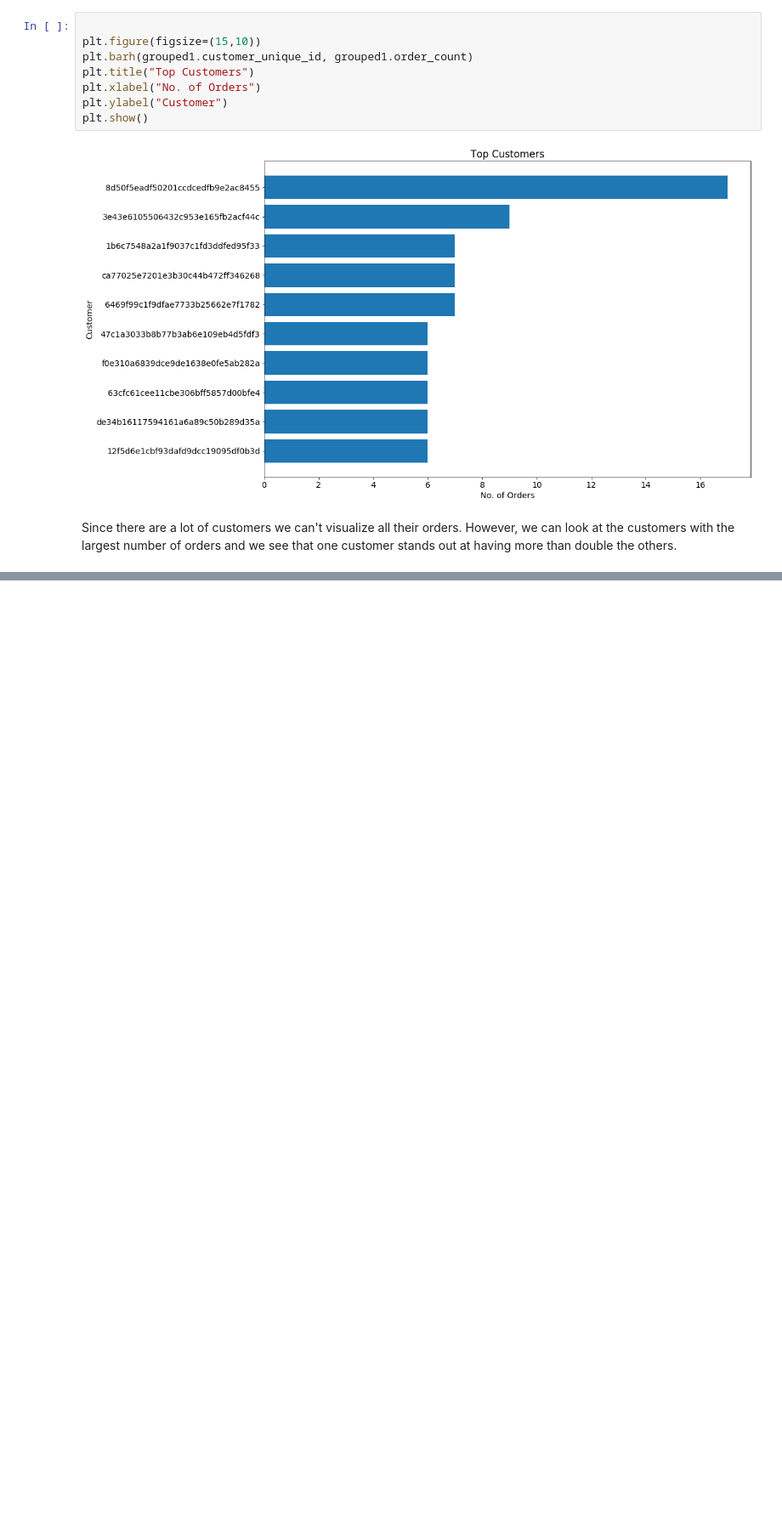
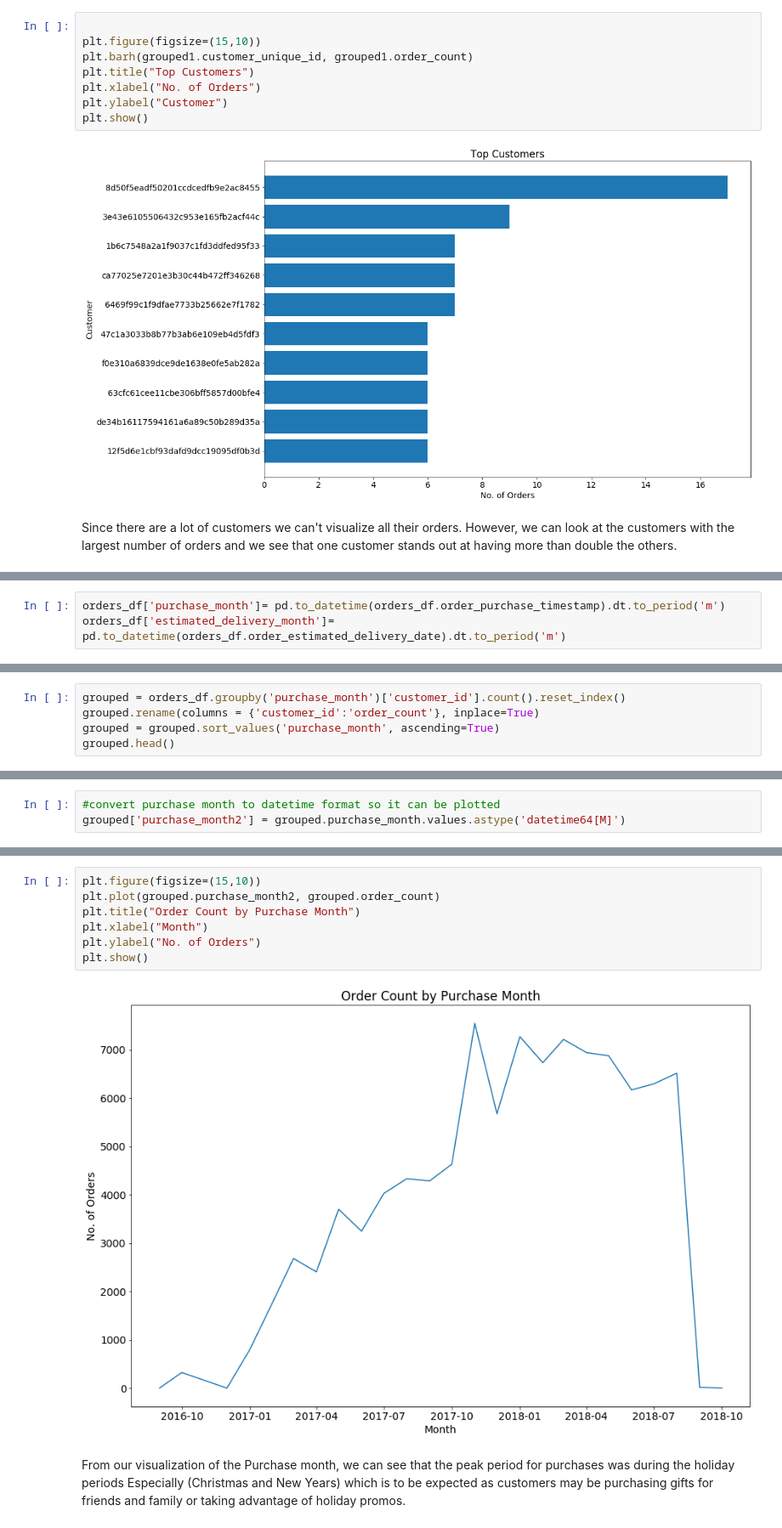
Before and after one commit to willyrigz/brazilianEcommerce, a Jupyter notebook: EcommerceData.ipynb, the cells around one changed output, grey strips where cells are left out. Shown at 85% size. Cells and saved outputs as stored; diff of their text form; blank space fills up the shorter version.

Commit message:
Explored Temporal Order Data and Product WEight and VOlume correlation

```diff
--- a/EcommerceData.ipynb
+++ b/EcommerceData.ipynb
@@ -287,0 +296,3 @@ Since there are a lot of customers we can't visualize all their orders. However,
+# %%
+orders_df['purchase_month']= pd.to_datetime(orders_df.order_purchase_timestamp).dt.to_period('m')
+orders_df['estimated_delivery_month']= pd.to_datetime(orders_df.order_estimated_delivery_date).dt.to_period('m')
@@ -287,0 +322,5 @@ Since there are a lot of customers we can't visualize all their orders. However,
+# %%
+grouped = orders_df.groupby('purchase_month')['customer_id'].count().reset_index()
+grouped.rename(columns = {'customer_id':'order_count'}, inplace=True)
+grouped = grouped.sort_values('purchase_month', ascending=True)
+grouped.head()
@@ -287,0 +334,3 @@ Since there are a lot of customers we can't visualize all their orders. However,
+# %%
+#convert purchase month to datetime format so it can be plotted
+grouped['purchase_month2'] = grouped.purchase_month.values.astype('datetime64[M]')
@@ -287,0 +357,11 @@ Since there are a lot of customers we can't visualize all their orders. However,
+# %%
+plt.figure(figsize=(15,10))
+plt.plot(grouped.purchase_month2, grouped.order_count)
+plt.title("Order Count by Purchase Month")
+plt.xlabel("Month")
+plt.ylabel("No. of Orders")
+plt.show()
+# %% [output]
+[figure, added]
+# %% [markdown]
+From our visualization of the Purchase month, we can see that the peak period for purchases was during the holiday periods Especially (Christmas and New Years) which is to be expected as customers may be purchasing gifts for friends and family or taking advantage of holiday promos.
```
Also changed, not shown: parts of 26 cells of this notebook.
